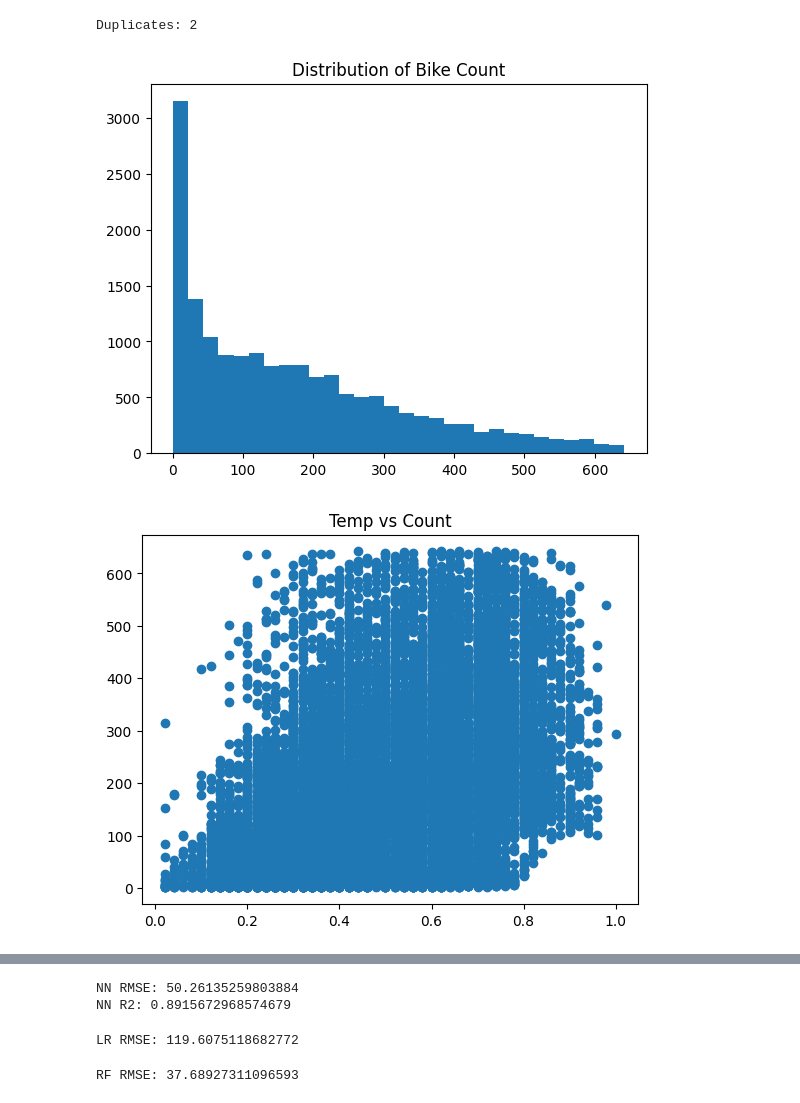
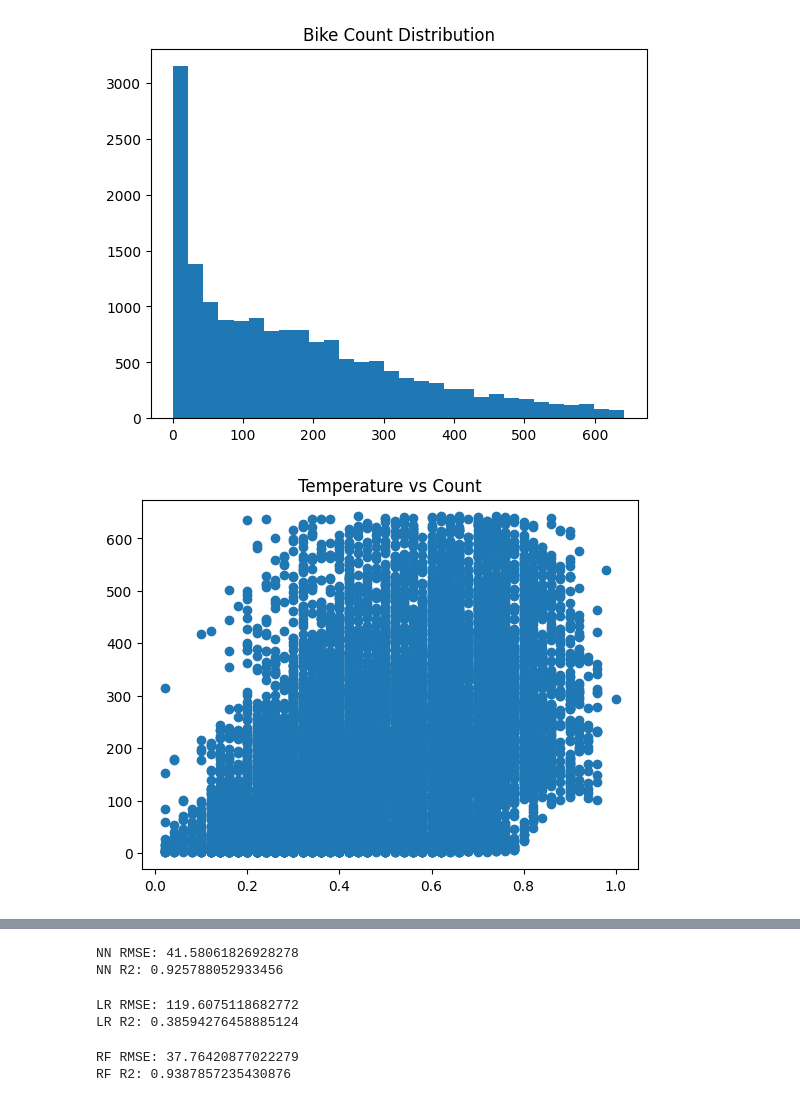
Before and after one commit to np03cs4a240319-eng/draft, a Jupyter notebook: regression.ipynb, the cells around one changed output, grey strips where cells are left out. Saved outputs shown, nothing was run; the diff lists cells and outputs as text; code cells hidden in the pictures.

```diff
--- a/regression.ipynb
+++ b/regression.ipynb
@@ -53,46 +42,33 @@ dtype: int64
 # %%
-# Drop non useful columns
+# Drop non-useful columns
 df = df.drop(['instant','dteday','casual','registered'], axis=1)
 
-# Check duplicates
-print("Duplicates:", df.duplicated().sum())
-
-# Remove outliers using IQR
+# Remove outliers (IQR)
 Q1 = df['cnt'].quantile(0.25)
 Q3 = df['cnt'].quantile(0.75)
 IQR = Q3 - Q1
 
-df = df[(df['cnt'] >= Q1-1.5*IQR) & (df['cnt'] <= Q3+1.5*IQR)]
+df = df[(df['cnt'] >= Q1 - 1.5*IQR) & (df['cnt'] <= Q3 + 1.5*IQR)]
-# %% [output]
-Duplicates: 2
 # %%
-# Distribution
-plt.figure()
 plt.hist(df['cnt'], bins=30)
-plt.title("Distribution of Bike Count")
+plt.title("Bike Count Distribution")
 plt.show()
 
-# Temp vs Count
-plt.figure()
 plt.scatter(df['temp'], df['cnt'])
-plt.title("Temp vs Count")
+plt.title("Temperature vs Count")
 plt.show()
 
-# Hour vs Count
-plt.figure()
 plt.scatter(df['hr'], df['cnt'])
 plt.title("Hour vs Count")
 plt.show()
 
-# Correlation
-plt.figure()
 plt.imshow(df.corr(), cmap='coolwarm')
 plt.colorbar()
 plt.title("Correlation Matrix")
 plt.show()
 # %% [output]
-[figure, old version]
+[figure, new version]
-[figure, old version]
+[figure, new version]
 [figure]
 [figure]
 # %%
@@ -112,43 +85,41 @@ X_test = scaler.transform(X_test)
 # %%
-from sklearn.neural_network import MLPRegressor
-from sklearn.metrics import mean_squared_error, r2_score, mean_absolute_error
-
 nn = MLPRegressor(
     hidden_layer_sizes=(64,32),
     activation='relu',
     solver='adam',
-    max_iter=200
+    max_iter=500,
+    random_state=42
 )
 
-nn.fit(X_train, y_train)
+nn.fit(X_train_scaled, y_train)
 
-pred_nn = nn.predict(X_test)
+nn_pred = nn.predict(X_test_scaled)
 
-print("NN RMSE:", np.sqrt(mean_squared_error(y_test,pred_nn)))
-print("NN R2:", r2_score(y_test,pred_nn))
+print("NN RMSE:", np.sqrt(mean_squared_error(y_test, nn_pred)))
+print("NN R2:", r2_score(y_test, nn_pred))
 # %% [output]
-NN RMSE: 50.26135259803884
-NN R2: 0.8915672968574679
+NN RMSE: 41.58061826928278
+NN R2: 0.925788052933456
 # %%
-from sklearn.linear_model import LinearRegression
+lr = LinearRegression()
+lr.fit(X_train_scaled, y_train)
 
-lr = LinearRegression()
-lr.fit(X_train, y_train)
-
-lr_pred = lr.predict(X_test)
+lr_pred = lr.predict(X_test_scaled)
 
 print("LR RMSE:", np.sqrt(mean_squared_error(y_test, lr_pred)))
+print("LR R2:", r2_score(y_test, lr_pred))
 # %% [output]
 LR RMSE: 119.6075118682772
+LR R2: 0.38594276458885124
 # %%
-from sklearn.ensemble import RandomForestRegressor
+rf = RandomForestRegressor(random_state=42)
+rf.fit(X_train_raw, y_train)
 
-rf = RandomForestRegressor()
-rf.fit(X_train, y_train)
-
-rf_pred = rf.predict(X_test)
+rf_pred = rf.predict(X_test_raw)
 
 print("RF RMSE:", np.sqrt(mean_squared_error(y_test, rf_pred)))
+print("RF R2:", r2_score(y_test, rf_pred))
 # %% [output]
-RF RMSE: 37.68927311096593
+RF RMSE: 37.76420877022279
+RF R2: 0.9387857235430876
 # %%
```
Also changed, not shown: parts of 10 cells of this notebook.
